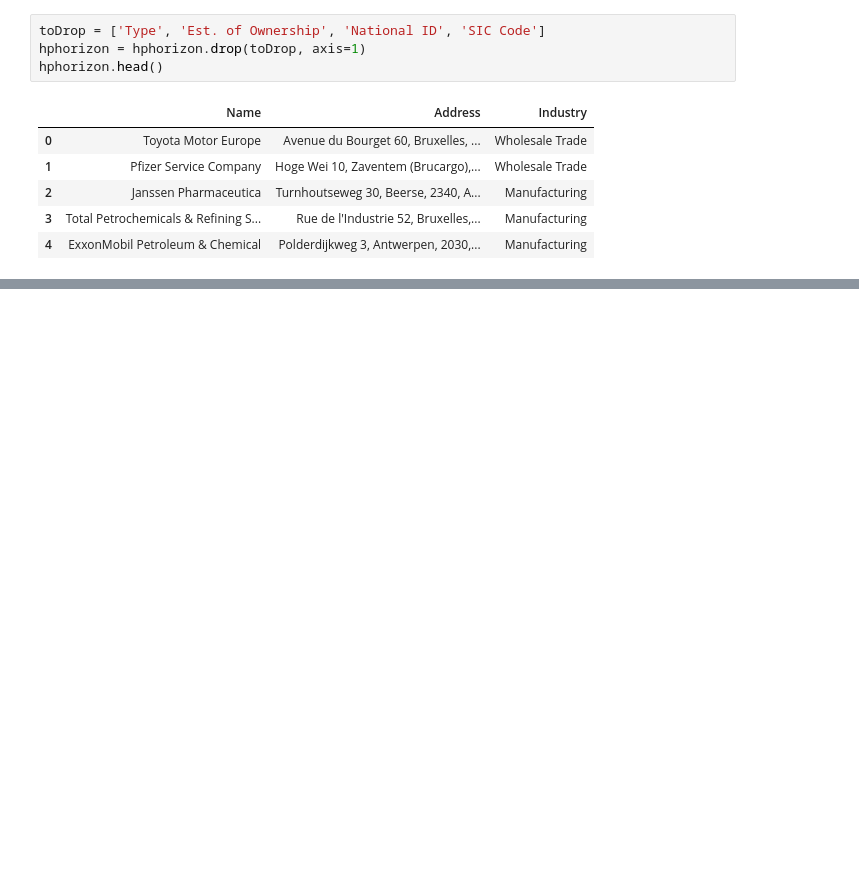
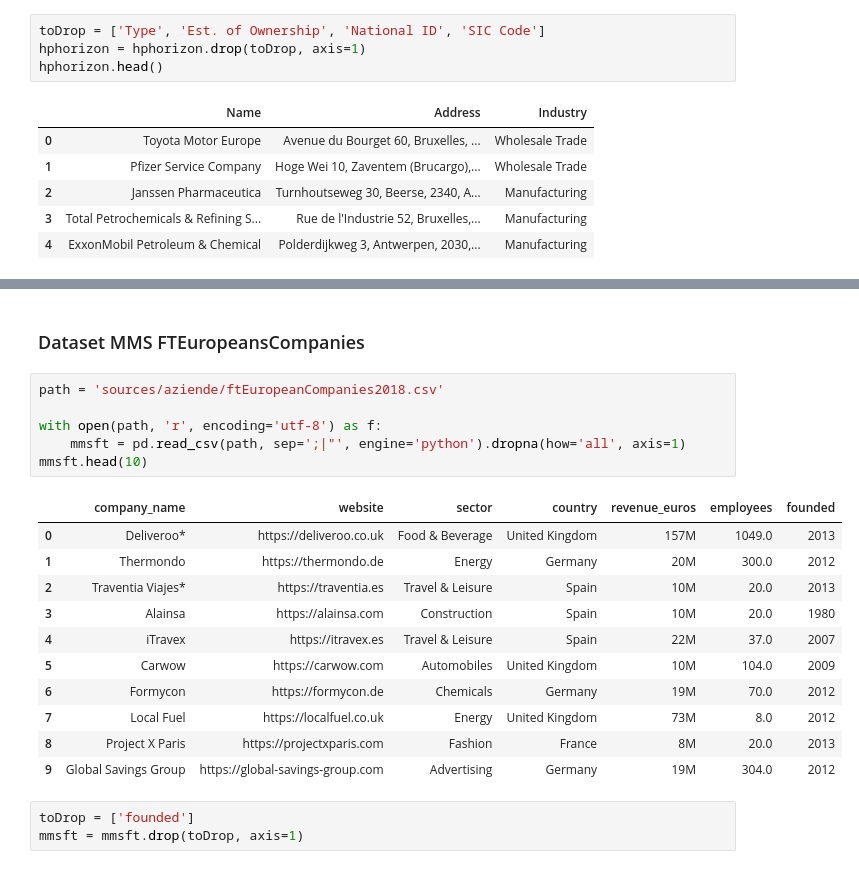
Before and after one commit to samuel-esp/IngDati-Progetto, a Jupyter notebook: Schema Alignment.ipynb, the cells around one changed output, grey strips where cells are left out. Drawn from its saved outputs; the diff is of its cells as text; blank space fills up the shorter version.

Commit message:
added new datasets

```diff
--- a/Schema Alignment.ipynb
+++ b/Schema Alignment.ipynb
@@ -402,0 +411,23 @@ hpvalue.rename(columns={'Industry':'industry'}, inplace=True)
+# %% [markdown]
+### Dataset MMS FTEuropeansCompanies
+# %%
+path = 'sources/aziende/ftEuropeanCompanies2018.csv'
+
+with open(path, 'r', encoding='utf-8') as f:
+    mmsft = pd.read_csv(path, sep=';|"', engine='python').dropna(how='all', axis=1)
+mmsft.head(10)
+# %% [output]
+|  | company_name | website | sector | country | revenue_euros | employees | founded |
+| 0 | Deliveroo* | https://deliveroo.co.uk | Food & Beverage | United Kingdom | 157M | 1049.0 | 2013 |
+| 1 | Thermondo | https://thermondo.de | Energy | Germany | 20M | 300.0 | 2012 |
+| 2 | Traventia Viajes* | https://traventia.es | Travel & Leisure | Spain | 10M | 20.0 | 2013 |
+| 3 | Alainsa | https://alainsa.com | Construction | Spain | 10M | 20.0 | 1980 |
+| 4 | iTravex | https://itravex.es | Travel & Leisure | Spain | 22M | 37.0 | 2007 |
+| 5 | Carwow | https://carwow.com | Automobiles | United Kingdom | 10M | 104.0 | 2009 |
+| 6 | Formycon | https://formycon.de | Chemicals | Germany | 19M | 70.0 | 2012 |
+| 7 | Local Fuel | https://localfuel.co.uk | Energy | United Kingdom | 73M | 8.0 | 2012 |
+| 8 | Project X Paris | https://projectxparis.com | Fashion | France | 8M | 20.0 | 2013 |
+| 9 | Global Savings Group | https://global-savings-group.com | Advertising | Germany | 19M | 304.0 | 2012 |
+# %%
+toDrop = ['founded']
+mmsft = mmsft.drop(toDrop, axis=1)
```
Also changed, not shown: parts of 19 cells of this notebook, 8 other files.
